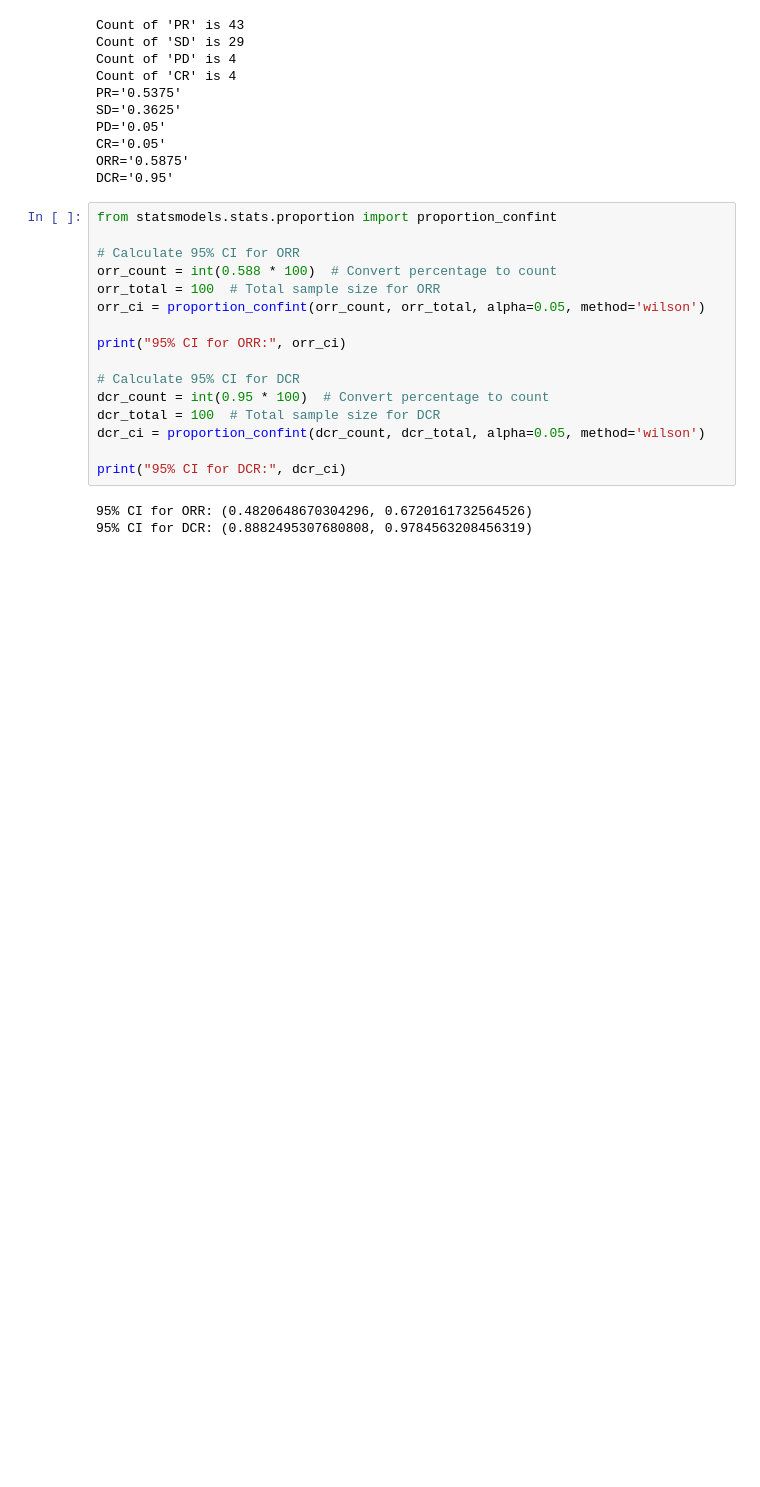
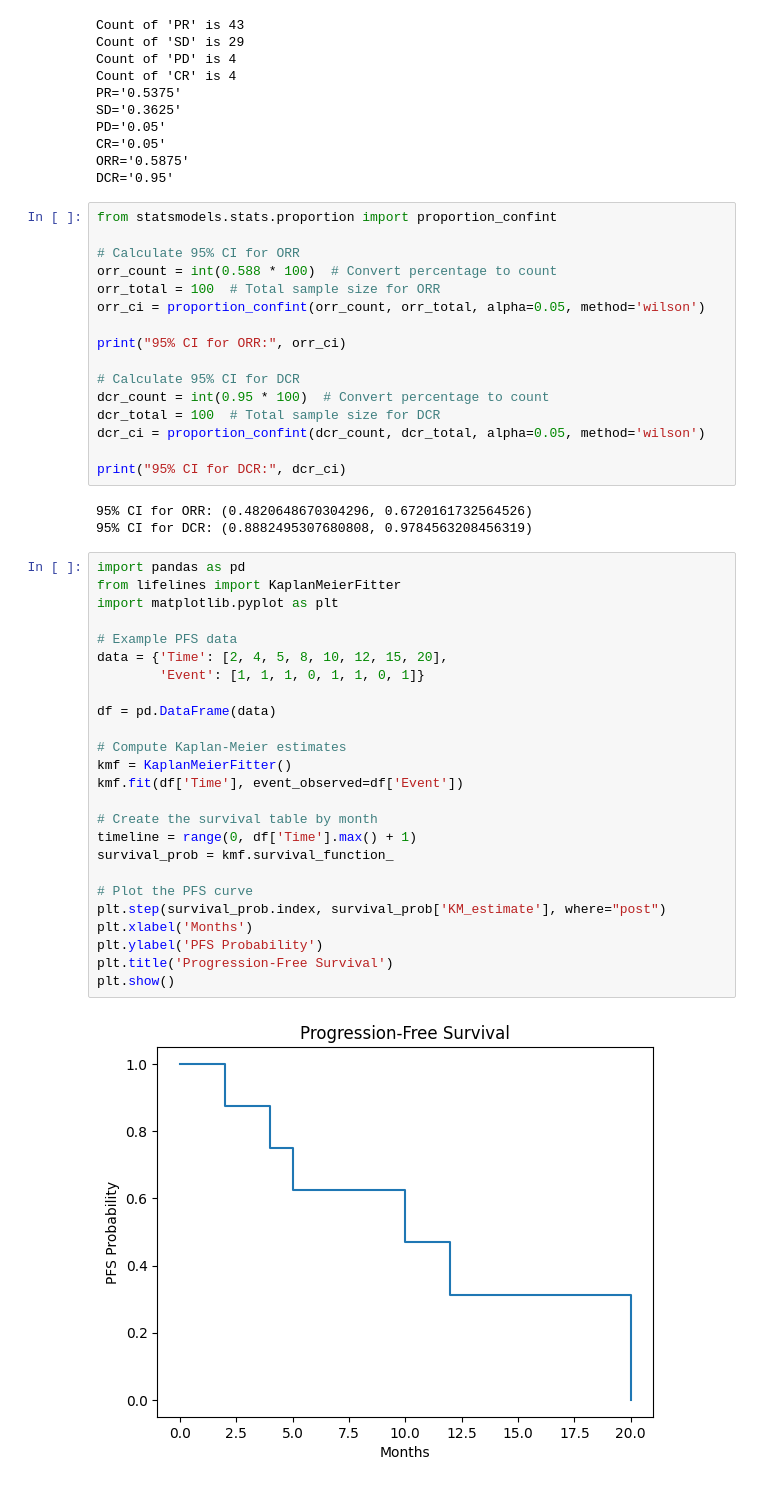
Before and after one commit to qiudongsong/-, a Jupyter notebook: 紫杉醇.ipynb, the cells around one changed output. Saved outputs shown, nothing was run; the diff lists cells and outputs as text; blank space fills up the shorter version.

```diff
--- a/紫杉醇.ipynb
+++ b/紫杉醇.ipynb
@@ -1011,3 +1082,30 @@ print("95% CI for DCR:", dcr_ci)
 # %% [output]
 95% CI for ORR: (0.4820648670304296, 0.6720161732564526)
 95% CI for DCR: (0.8882495307680808, 0.9784563208456319)
+# %%
+import pandas as pd
+from lifelines import KaplanMeierFitter
+import matplotlib.pyplot as plt
+
+# Example PFS data
+data = {'Time': [2, 4, 5, 8, 10, 12, 15, 20],
+        'Event': [1, 1, 1, 0, 1, 1, 0, 1]}
+
+df = pd.DataFrame(data)
+
+# Compute Kaplan-Meier estimates
+kmf = KaplanMeierFitter()
+kmf.fit(df['Time'], event_observed=df['Event'])
+
+# Create the survival table by month
+timeline = range(0, df['Time'].max() + 1)
+survival_prob = kmf.survival_function_
+
+# Plot the PFS curve
+plt.step(survival_prob.index, survival_prob['KM_estimate'], where="post")
+plt.xlabel('Months')
+plt.ylabel('PFS Probability')
+plt.title('Progression-Free Survival')
+plt.show()
+# %% [output]
+[figure, added]
```
Also changed, not shown: parts of 10 cells of this notebook, 6 other files.
